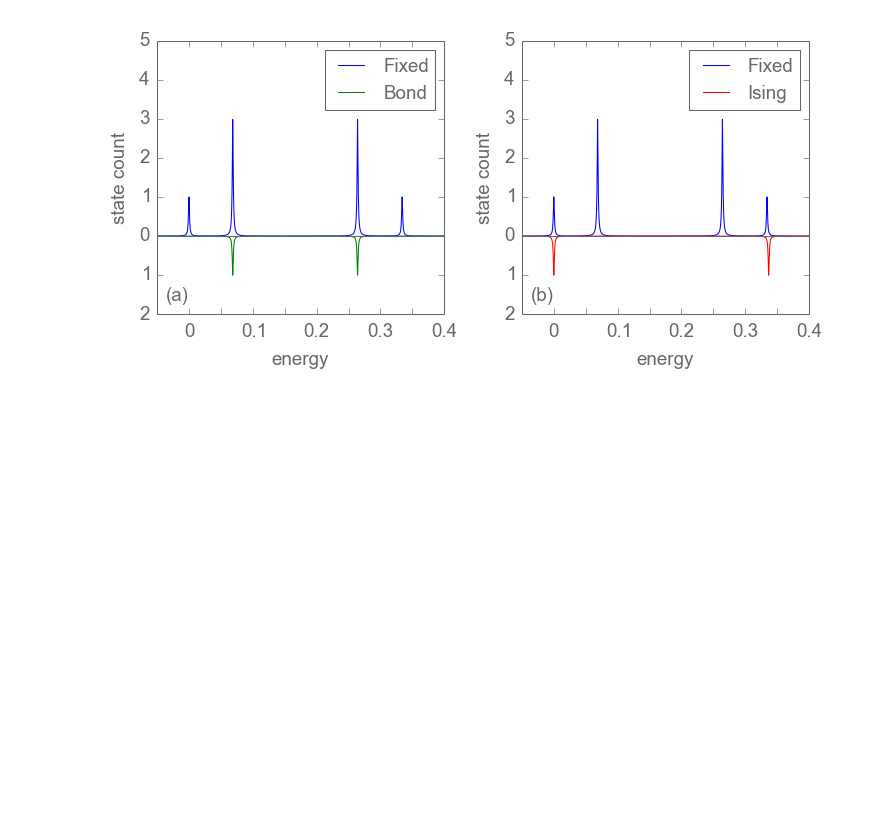
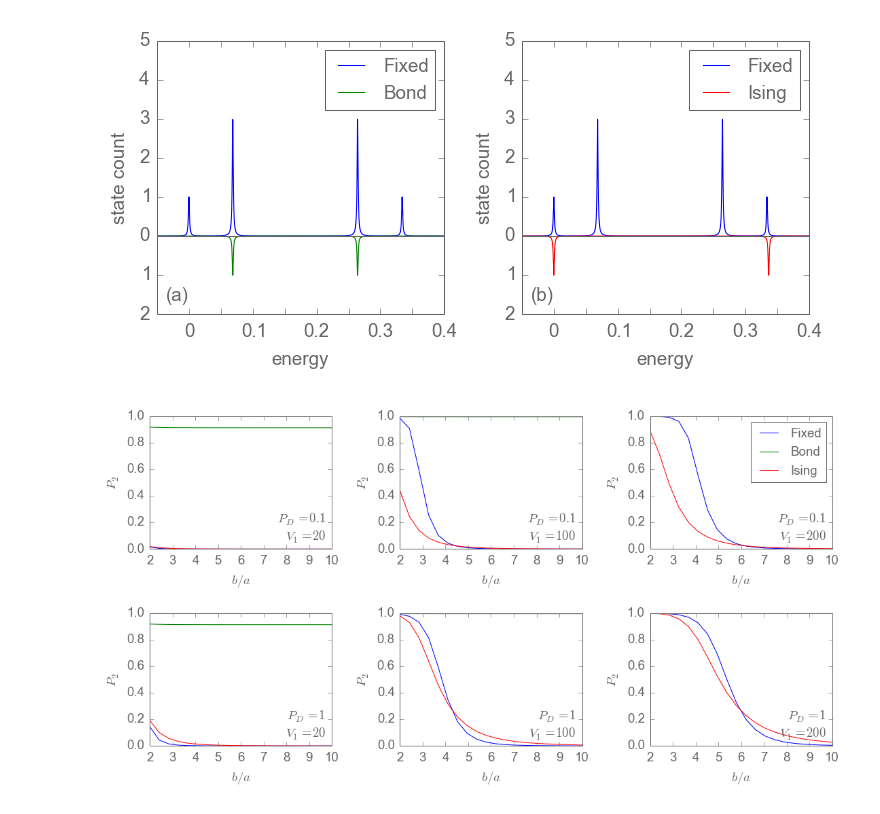
Before and after one commit to meznom/phd_thesis, a Jupyter notebook: notebooks/chapter02.ipynb, the cells around one changed output. Saved outputs shown, nothing was run; the diff lists cells and outputs as text; code cells hidden in the pictures; blank space fills up the shorter version.

```diff
--- a/notebooks/chapter02.ipynb
+++ b/notebooks/chapter02.ipynb
@@ -254,0 +291,46 @@ fixed_bond_ising_spectrum_figure()
+# %%
+def groundstate_polarization_over_boa():
+    fig,ps = plt.subplots(2,3,figsize=(7.5,4))
+
+    Ps = [0.1,1]
+    V1s = [20,100,200]
+    for ps_,P in zip(ps,Ps):
+        for p,V1 in zip(ps_,V1s):
+            boas = np.linspace(2,10,20)
+            Ps = np.array([P_gs(2,V1,boa,P) for boa in boas])
+            m = np.column_stack((boas,Ps))
+
+            p.plot(m[:,0],m[:,1],label='Fixed')
+            p.plot(m[:,0],m[:,2],label='Bond')
+            p.plot(m[:,0],m[:,3],label='Ising')
+            text(p,'$P_D = {}$\n$V_1 = {}$'.format(P,V1),'lower right')
+            #p.set_ylim((0,1.1))
+            p.set_ylabel('$P_2$')
+            p.set_xlabel('$b/a$')
+    ps[0,2].legend()
+    fig.tight_layout()
+
+def groundstate_polarization_over_V1():
+    fig,ps = plt.subplots(2,3,figsize=(7.5,4))
+
+    Ps = [0.1,1]
+    boas = [2,3,4]
+    for ps_,P in zip(ps,Ps):
+        for p,boa in zip(ps_,boas):
+            V1s = np.linspace(20,200,20)
+            Ps = np.array([P_gs(2,V1,boa,P) for V1 in V1s])
+            m = np.column_stack((V1s,Ps))
+
+            p.plot(m[:,0],m[:,1],label='Fixed')
+            p.plot(m[:,0],m[:,2],label='Bond')
+            p.plot(m[:,0],m[:,3],label='Ising')
+            text(p,'$P_D = {}$\n$b/a = {}$'.format(P,boa),'lower right')
+            #p.set_ylim((0,1.1))
+            p.set_ylabel('$P_2$')
+            p.set_xlabel('$V_1$')
+    ps[0,2].legend()
+    fig.tight_layout()
+# %%
+groundstate_polarization_over_boa()
+# %% [output]
+[figure, added]
```
Also changed, not shown: parts of 8 cells of this notebook, 5 other files.
